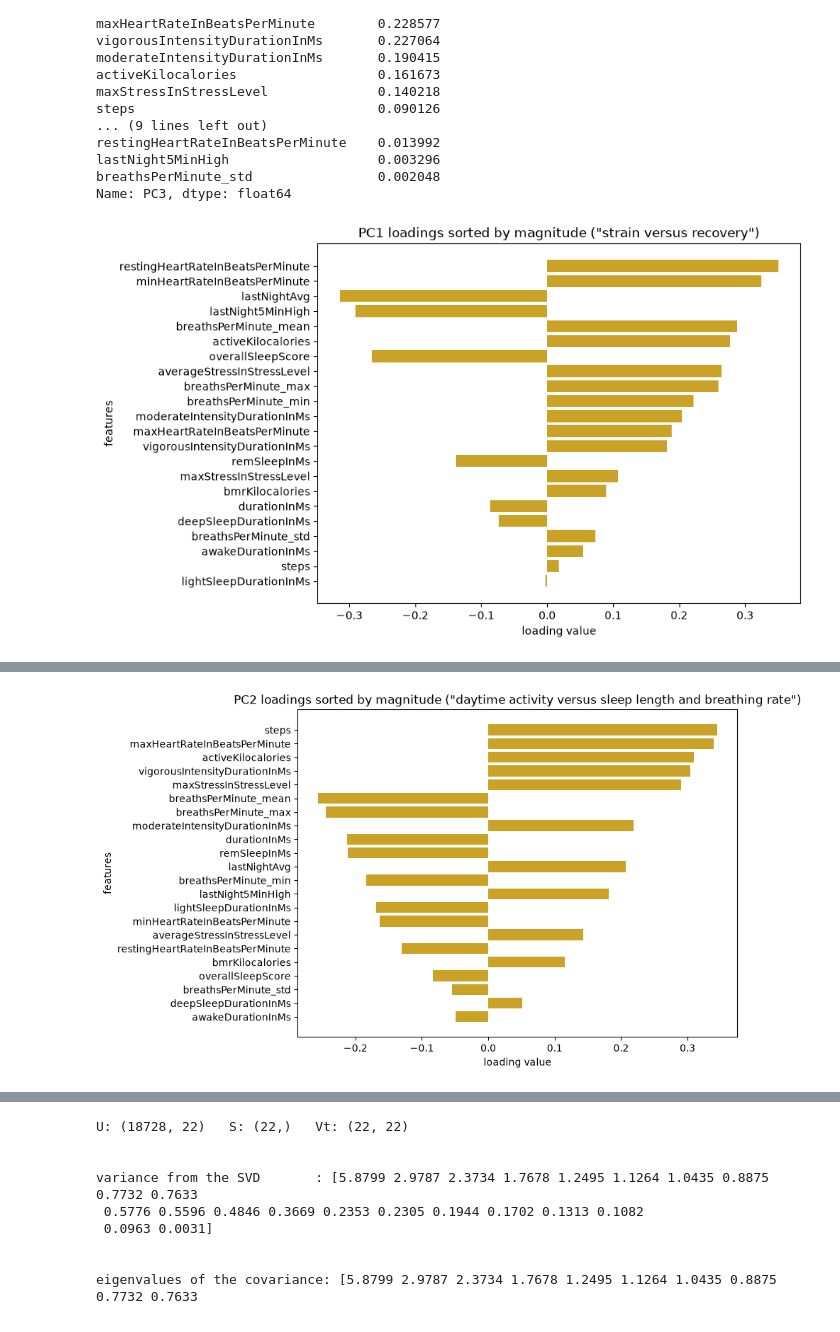
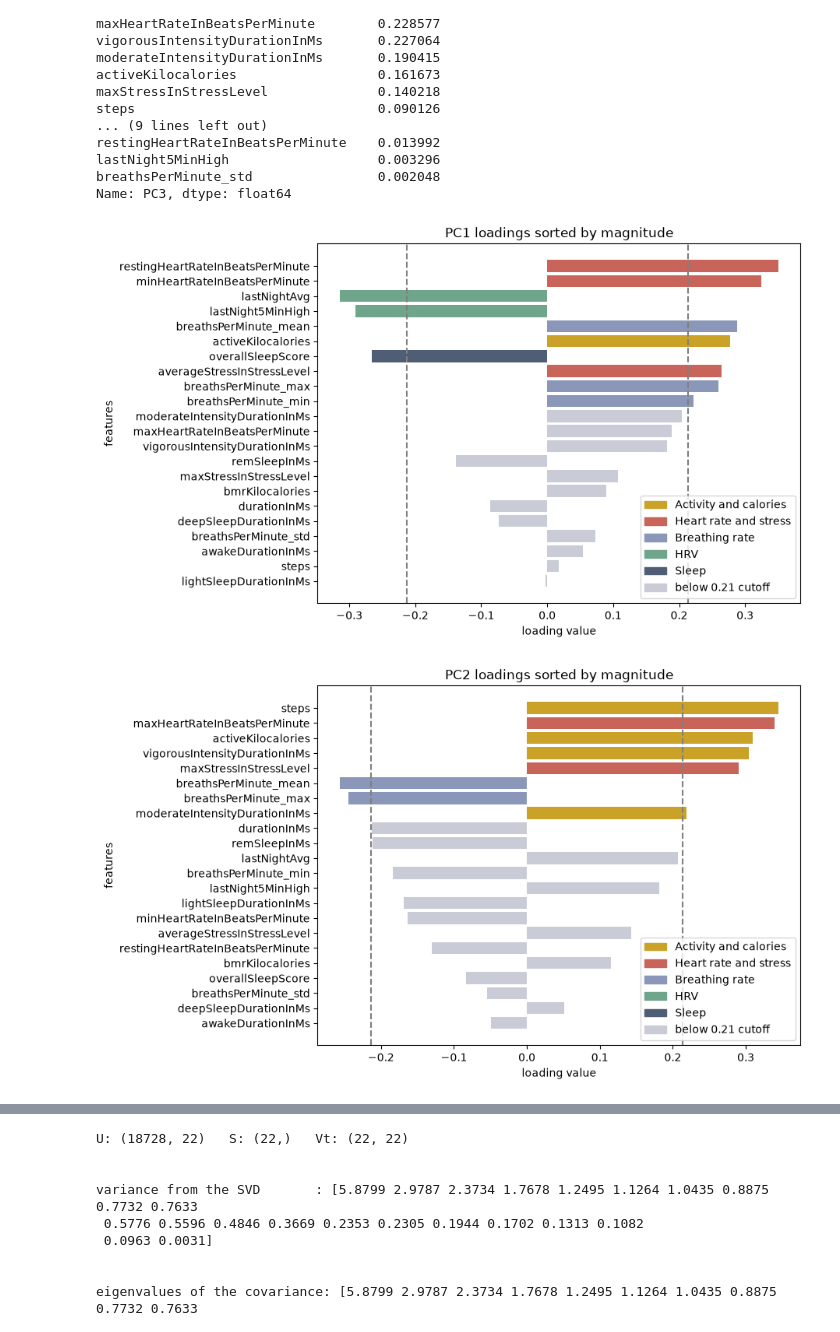
Before and after one commit to meauxcodes/applied-ml-project, a Jupyter notebook: scripts/cohort_pca.ipynb, the cells around one changed output, grey strips where cells are left out. Saved outputs shown, nothing was run; the diff lists cells and outputs as text; code cells hidden in the pictures.

Commit message:
F.6.1: Update to Plots in PCA HTML

```diff
--- a/scripts/cohort_pca.ipynb
+++ b/scripts/cohort_pca.ipynb
@@ -155,13 +155,45 @@ lastNight5MinHigh                   0.003296
 breathsPerMinute_std                0.002048
 Name: PC3, dtype: float64
 # %%
-plt.figure(figsize=(8, 6))
-plt.barh(pc1_sorted.index,pc1_sorted.values, color="#C9A227", label="PC1 loadings")
-plt.gca().invert_yaxis()  # largest loading on top
-plt.xlabel("loading value")
-plt.ylabel("features")
-plt.title('PC1 loadings sorted by magnitude ("strain versus recovery")')
-plt.savefig("../images/pca/pc1_loadings.png", dpi=150, bbox_inches="tight")
-plt.show()
+from matplotlib.patches import Patch
+
+category = {
+    "durationInMs": "Sleep", "deepSleepDurationInMs": "Sleep", "lightSleepDurationInMs": "Sleep",
+    "remSleepInMs": "Sleep", "awakeDurationInMs": "Sleep", "overallSleepScore": "Sleep",
+    "breathsPerMinute_mean": "Breathing rate", "breathsPerMinute_std": "Breathing rate",
+    "breathsPerMinute_min": "Breathing rate", "breathsPerMinute_max": "Breathing rate",
+    "lastNightAvg": "HRV", "lastNight5MinHigh": "HRV",
+    "restingHeartRateInBeatsPerMinute": "Heart rate and stress", "minHeartRateInBeatsPerMinute": "Heart rate and stress",
+    "maxHeartRateInBeatsPerMinute": "Heart rate and stress", "averageStressInStressLevel": "Heart rate and stress",
+    "maxStressInStressLevel": "Heart rate and stress",
+    "steps": "Activity and calories", "activeKilocalories": "Activity and calories",
+    "bmrKilocalories": "Activity and calories", "moderateIntensityDurationInMs": "Activity and calories",
+    "vigorousIntensityDurationInMs": "Activity and calories",
+}
+cat_colors = {
+    "Activity and calories": "#C9A227", "Heart rate and stress": "#C9645A", "Breathing rate": "#8A97B8",
+    "HRV": "#6FA58A", "Sleep": "#4F5D75",
+}
+cutoff = 1 / np.sqrt(22)
+
+for i in range(3):
+    pc = f"PC{i+1}"
+    sorted_load = df_loadings[pc].sort_values(key=lambda s: s.abs(), ascending=False)
+    colors = [cat_colors[category[f]] if abs(v) >= cutoff else "#C9CCD6" for f, v in sorted_load.items()]
+
+    plt.figure(figsize=(8, 6))
+    plt.barh(sorted_load.index, sorted_load.values, color=colors)
+    plt.gca().invert_yaxis()
+    plt.axvline(x=cutoff, color="gray", linestyle="--")
+    plt.axvline(x=-cutoff, color="gray", linestyle="--")
+    plt.xlabel("loading value")
+    plt.ylabel("features")
+    plt.title(f"{pc} loadings sorted by magnitude")
+    handles = [Patch(color=c, label=n) for n, c in cat_colors.items()]
+    handles.append(Patch(color="#C9CCD6", label="below 0.21 cutoff"))
+    plt.legend(handles=handles, loc="lower right")
+    plt.savefig(f"../images/pca/{pc.lower()}_loadings.png", dpi=150, bbox_inches="tight")
+    plt.show()
 # %% [output]
-[figure, old version]
+[figure, new version]
+[figure, added]
@@ -168,11 +200,0 @@ plt.show()
-# %%
-plt.figure(figsize=(8,6))
-plt.barh(pc2_sorted.index,pc2_sorted.values, color="#C9A227", label="PC2 loadings")
-plt.gca().invert_yaxis()  # largest loading on top
-plt.xlabel("loading value")
-plt.ylabel("features")
-plt.title('PC2 loadings sorted by magnitude ("daytime activity versus sleep length and breathing rate")')
-plt.savefig("../images/pca/pc2_loadings.png", dpi=150, bbox_inches="tight")
-plt.show()
-# %% [output]
-[figure, removed]
```
Also changed, not shown: parts of 2 cells of this notebook, 3 other files.
